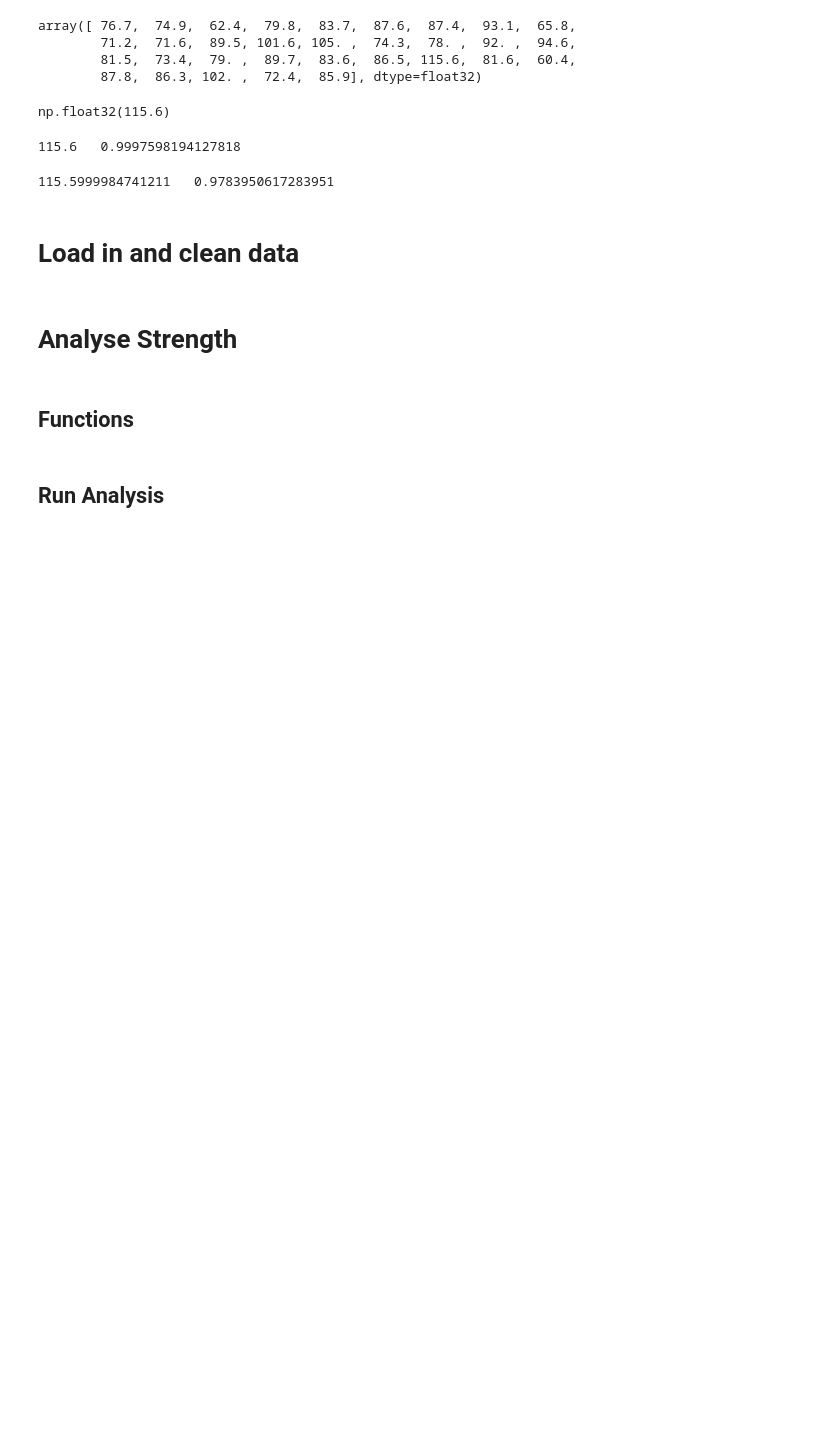
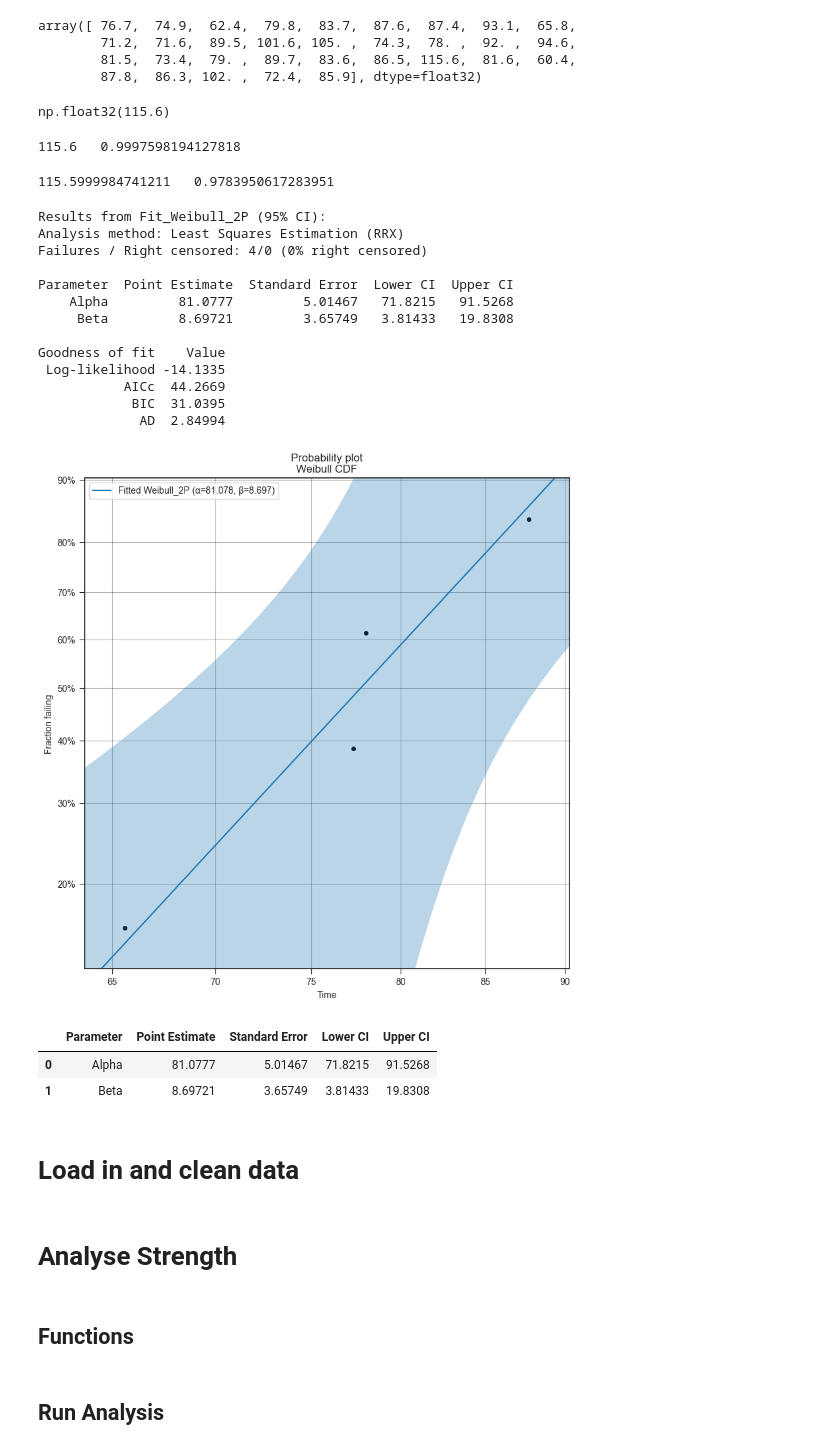
Before and after one commit to Mackus101/GlassMechAnalysis, a Jupyter notebook: analyse.ipynb, the cells around one changed output. Drawn from its saved outputs; the diff is of its cells as text; code cells hidden in the pictures; blank space fills up the shorter version.

```diff
--- a/analyse.ipynb
+++ b/analyse.ipynb
@@ -183,6 +183,30 @@ test_points = plotting_positions(test_fail_data) ## Calculates where the points
 print(test_points[0][val_test], " ", test_points[1][val_test])
 # %% [output]
 115.5999984741211   0.9783950617283951
+# %%
+test_data_e = np.array([78, 65.6 , 87.7 , 77.3])
+test_fit = Fit_Weibull_2P(failures=test_data_e, method="LS")
+# %% [output]
+Results from Fit_Weibull_2P (95% CI):
+Analysis method: Least Squares Estimation (RRX)
+Failures / Right censored: 4/0 (0% right censored)
+
+Parameter  Point Estimate  Standard Error  Lower CI  Upper CI
+    Alpha         81.0777         5.01467   71.8215   91.5268
+     Beta         8.69721         3.65749   3.81433   19.8308
+
+Goodness of fit    Value
+ Log-likelihood -14.1335
+           AICc  44.2669
+            BIC  31.0395
+             AD  2.84994
+[figure, added]
+# %%
+test_fit.results
+# %% [output]
+|  | Parameter | Point Estimate | Standard Error | Lower CI | Upper CI |
+| 0 | Alpha | 81.0777 | 5.01467 | 71.8215 | 91.5268 |
+| 1 | Beta | 8.69721 | 3.65749 | 3.81433 | 19.8308 |
 # %% [markdown]
 # Load in and clean data
 # %%
```
Also changed, not shown: parts of 7 cells of this notebook, 2 other files.
